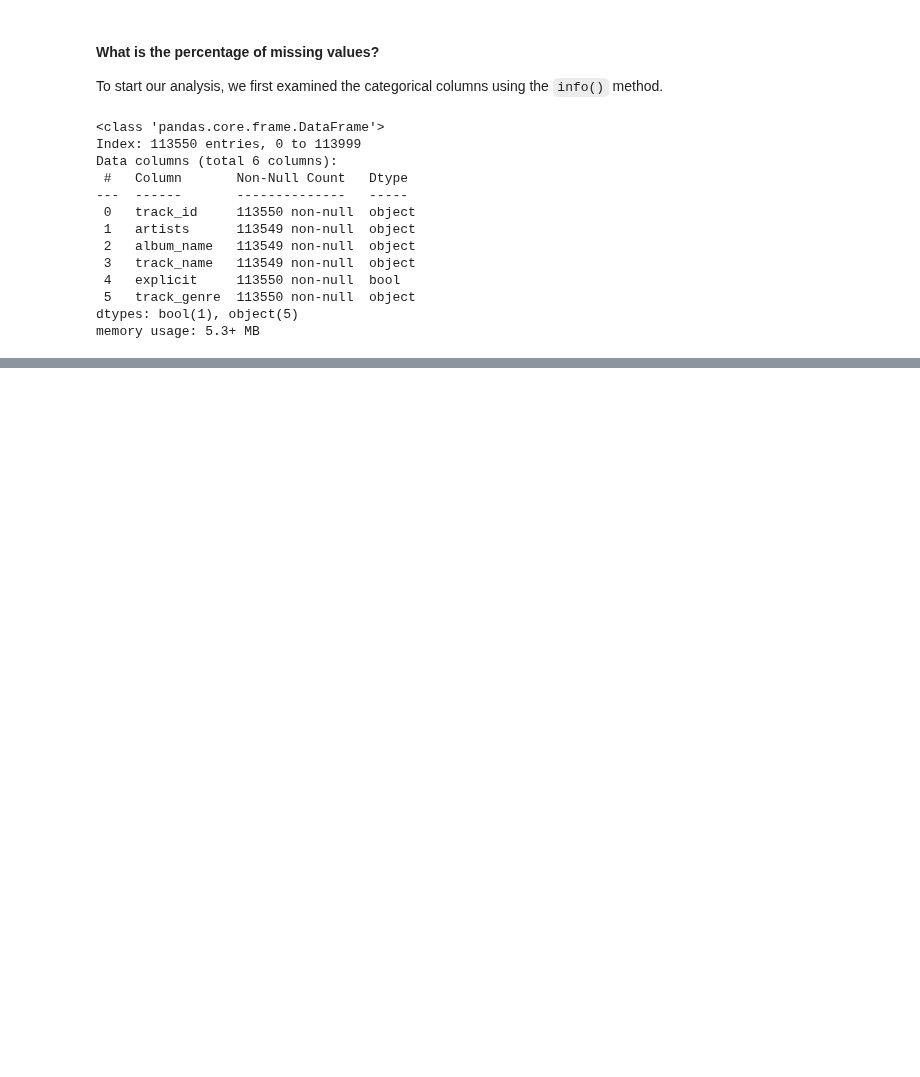
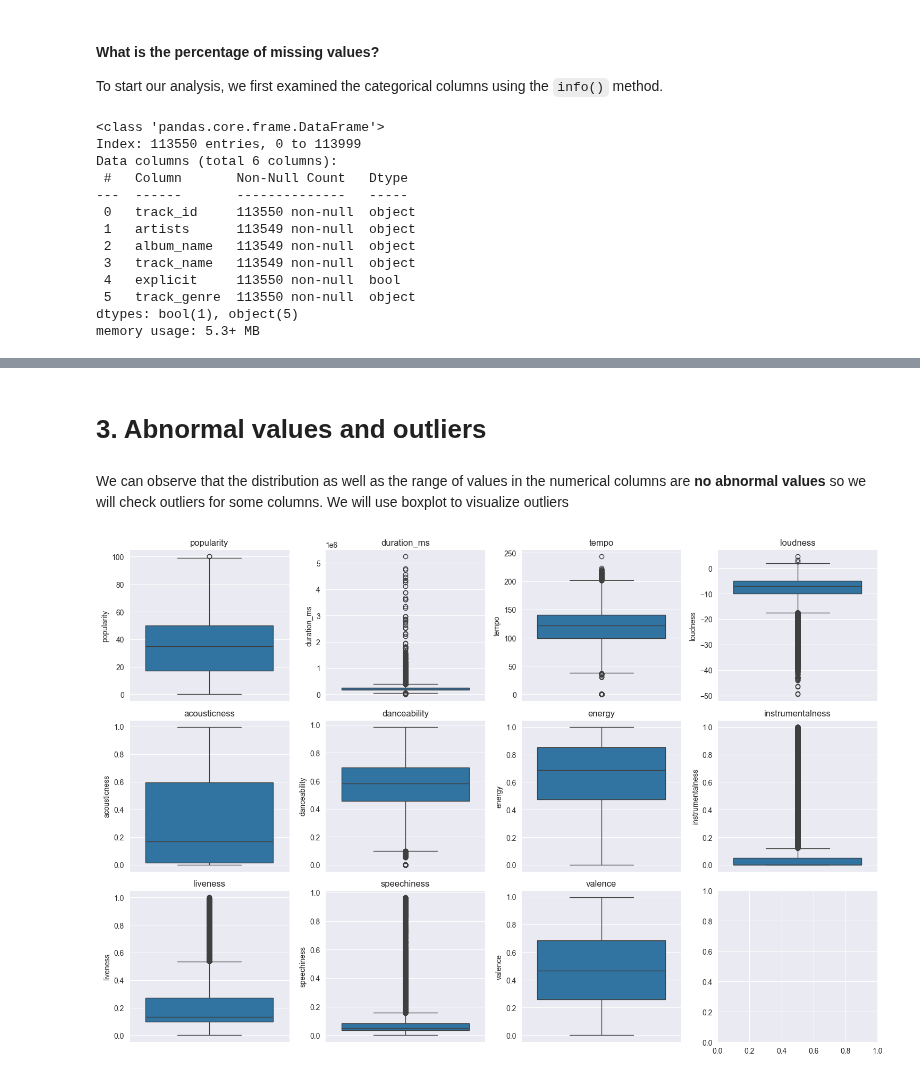
Before and after one commit to duongtruongbinh/Prog4DS_FinalProject, a Jupyter notebook: Data_Exploring-and-Preprocessing.ipynb, the cells around one changed output, grey strips where cells are left out. Cells and saved outputs as stored; diff of their text form; code cells hidden in the pictures; blank space fills up the shorter version.

```diff
--- a/Data_Exploring-and-Preprocessing.ipynb
+++ b/Data_Exploring-and-Preprocessing.ipynb
@@ -385,0 +442,16 @@ with warnings.catch_warnings():
+# %% [markdown]
+# 3. Abnormal values and outliers
+# %% [markdown]
+We can observe that the distribution as well as the range of values in the numerical columns are **no abnormal values** so we will check outliers for some columns. We will use boxplot to visualize outliers
+# %%
+# boxplot for numerical columns
+sns.set_style('darkgrid')
+columns = ['popularity', 'duration_ms', 'tempo', 'loudness', 'acousticness', 'danceability', 'energy', 'instrumentalness', 'liveness', 'speechiness', 'valence']
+fig, axes = plt.subplots(nrows=3, ncols=4, figsize=(15, 10))
+for i, col in enumerate(columns):
+    sns.boxplot(y=col, data=numerical_cols, ax=axes[i//4, i%4])
+    axes[i//4, i%4].set_title(col)
+plt.tight_layout()
+plt.show()
+# %% [output]
+[figure, added]
```
Also changed, not shown: parts of 41 cells of this notebook.
